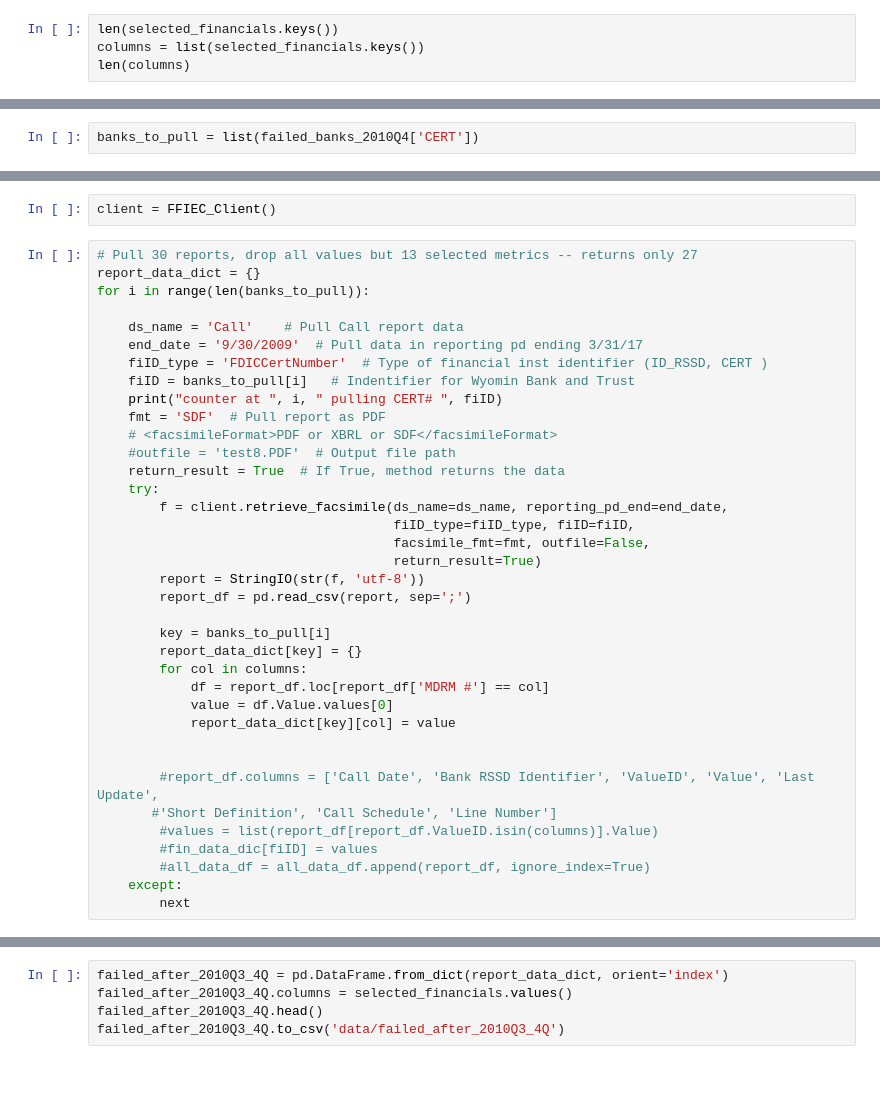
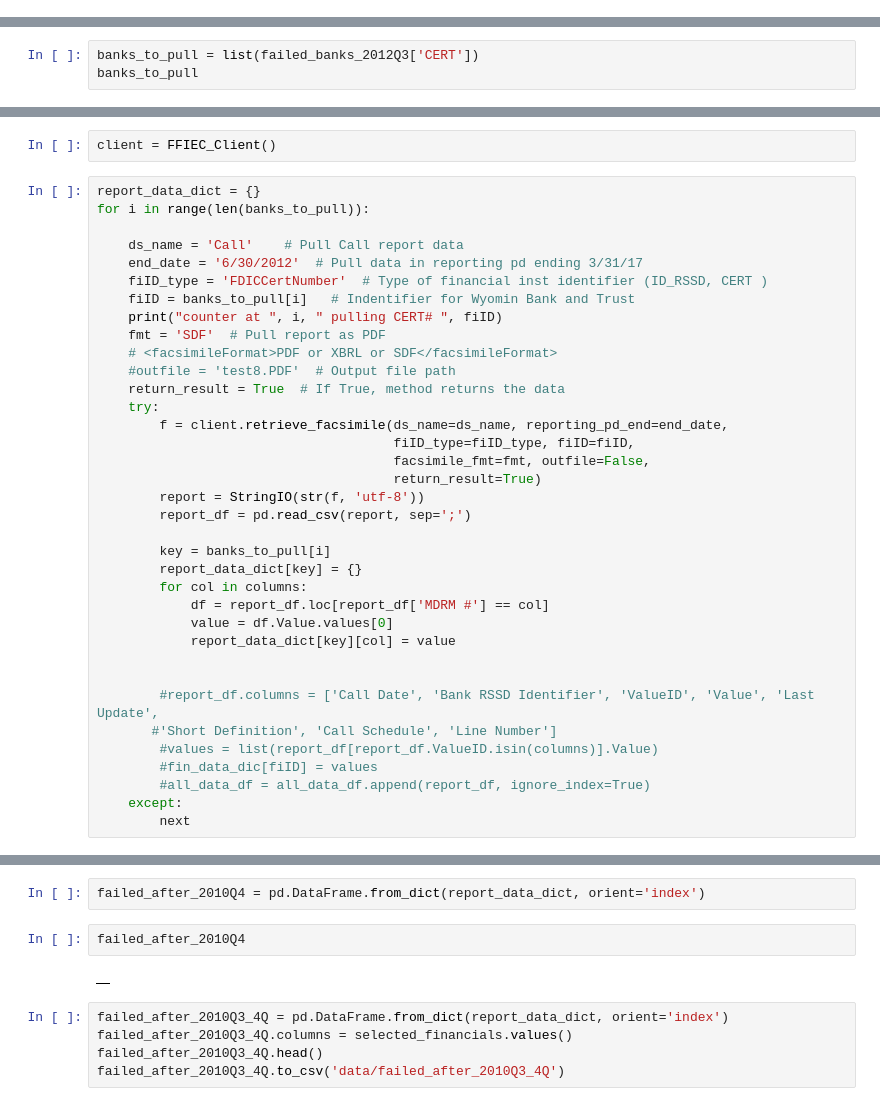
Before and after one commit to allaccountstaken/predicting_bank_distress, a Jupyter notebook: create_failed_dataset.ipynb, the cells around one changed output, grey strips where cells are left out. Saved outputs shown, nothing was run; the diff lists cells and outputs as text; blank space fills up the shorter version.

Commit message:
checking server for faied banks pulls

```diff
--- a/create_failed_dataset.ipynb
+++ b/create_failed_dataset.ipynb
@@ -66,4 +35,0 @@ selected_financials
-# %%
-len(selected_financials.keys())
-columns = list(selected_financials.keys())
-len(columns)
@@ -72,2 +36,3 @@ len(columns)
 # %%
-banks_to_pull = list(failed_banks_2010Q4['CERT'])
+banks_to_pull = list(failed_banks_2012Q3['CERT'])
+banks_to_pull
@@ -74,12 +52,11 @@ banks_to_pull = list(failed_banks_2010Q4['CERT'])
 # %%
 client = FFIEC_Client()
 # %%
-# Pull 30 reports, drop all values but 13 selected metrics -- returns only 27
 report_data_dict = {}
 for i in range(len(banks_to_pull)):
 
     ds_name = 'Call'    # Pull Call report data
-    end_date = '9/30/2009'  # Pull data in reporting pd ending 3/31/17
+    end_date = '6/30/2012'  # Pull data in reporting pd ending 3/31/17
     fiID_type = 'FDICCertNumber'  # Type of financial inst identifier (ID_RSSD, CERT )
     fiID = banks_to_pull[i]   # Indentifier for Wyomin Bank and Trust
     print("counter at ", i, " pulling CERT# ", fiID)
@@ -131,3 +123,9 @@ counter at  29  pulling CERT#  21777
+# %%
+failed_after_2010Q4 = pd.DataFrame.from_dict(report_data_dict, orient='index')
+# %%
+failed_after_2010Q4
+# %% [output]
+|  |
 # %%
 failed_after_2010Q3_4Q = pd.DataFrame.from_dict(report_data_dict, orient='index')
 failed_after_2010Q3_4Q.columns = selected_financials.values()
```
Also changed, not shown: parts of 15 cells of this notebook, 2 other files.
